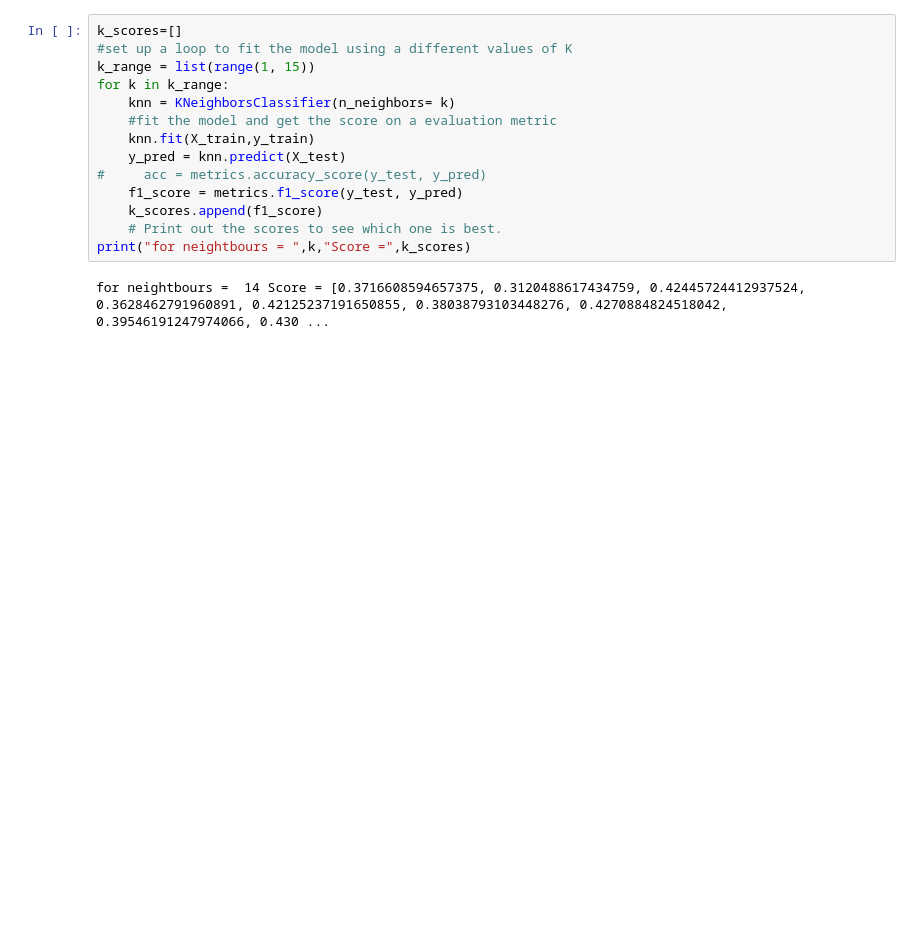
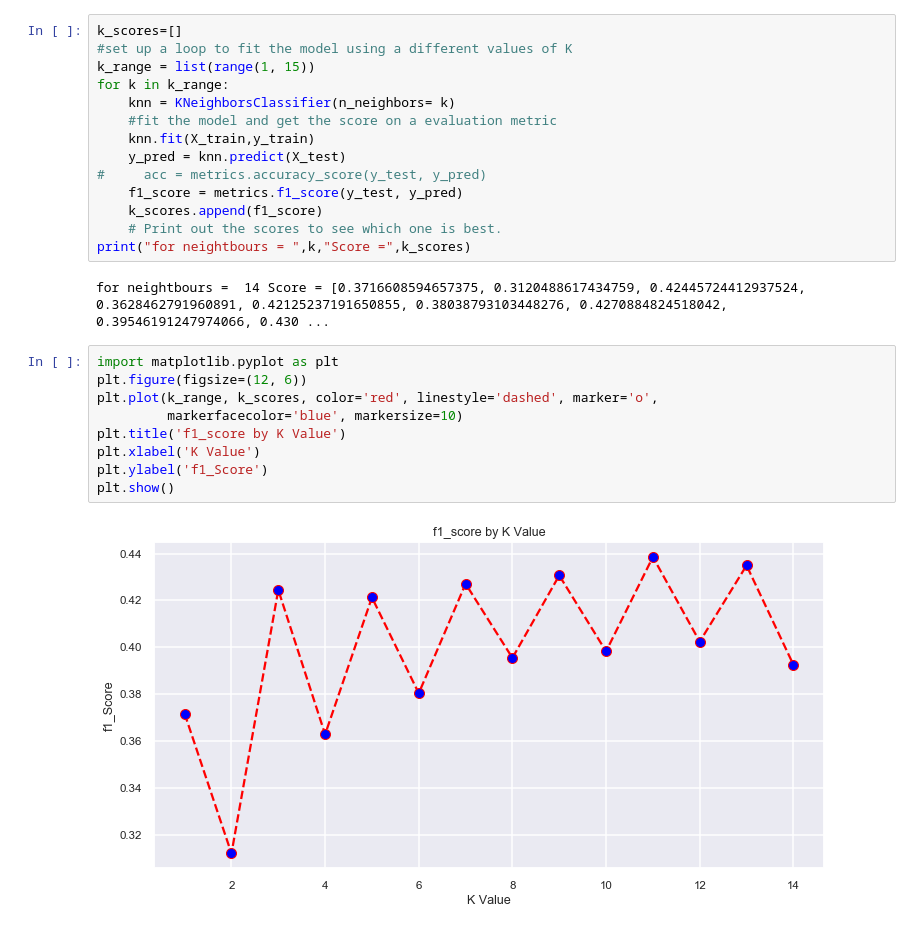
Before and after one commit to jsherpa/ExploringDataSets, a Jupyter notebook: PracticeNotebook.ipynb, the cells around one changed output. Drawn from its saved outputs; the diff is of its cells as text; blank space fills up the shorter version.

```diff
--- a/PracticeNotebook.ipynb
+++ b/PracticeNotebook.ipynb
@@ -165,3 +165,14 @@ for k in k_range:
 print("for neightbours = ",k,"Score =",k_scores)
 # %% [output]
 for neightbours =  14 Score = [0.3716608594657375, 0.3120488617434759, 0.42445724412937524, 0.3628462791960891, 0.42125237191650855, 0.38038793103448276, 0.4270884824518042, 0.39546191247974066, 0.430 ...
+# %%
+import matplotlib.pyplot as plt
+plt.figure(figsize=(12, 6))
+plt.plot(k_range, k_scores, color='red', linestyle='dashed', marker='o',
+         markerfacecolor='blue', markersize=10)
+plt.title('f1_score by K Value')
+plt.xlabel('K Value')
+plt.ylabel('f1_Score')
+plt.show()
+# %% [output]
+[figure, added]
```
